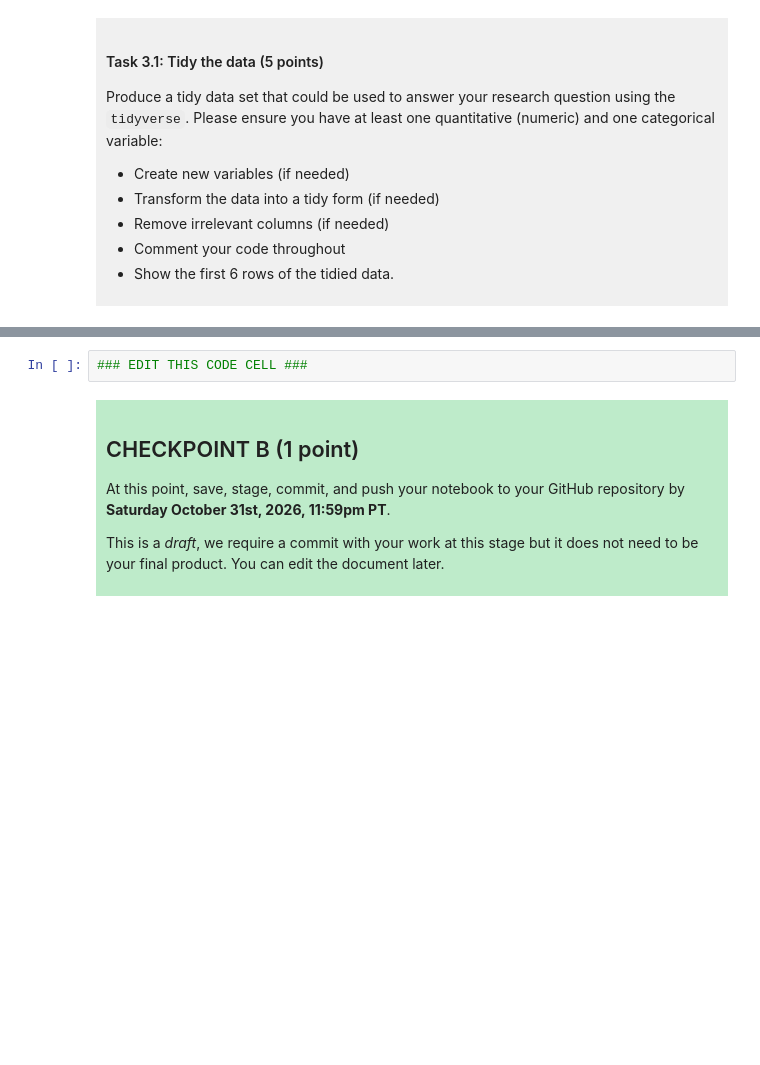
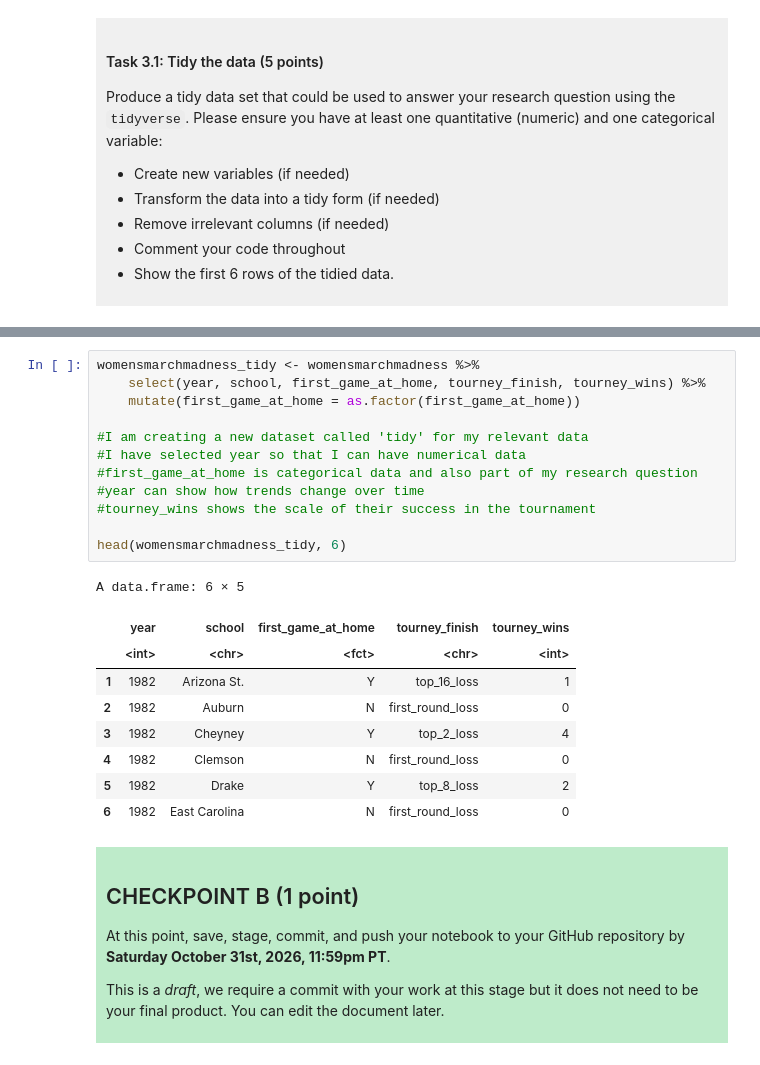
Before and after one commit to gilganholly-sketch/dsci-100-project-holly-gilgan, a Jupyter notebook: dsci-100-project-notebook.ipynb, the cells around one changed output, grey strips where cells are left out. Saved outputs shown, nothing was run; the diff lists cells and outputs as text; blank space fills up the shorter version.

```diff
--- a/dsci-100-project-notebook.ipynb
+++ b/dsci-100-project-notebook.ipynb
@@ -191,5 +219,25 @@ Produce a tidy data set that could be used to answer your research question usin
 # %%
-### EDIT THIS CODE CELL ###
+womensmarchmadness_tidy <- womensmarchmadness %>%
+    select(year, school, first_game_at_home, tourney_finish, tourney_wins) %>%
+    mutate(first_game_at_home = as.factor(first_game_at_home))
+
+#I am creating a new dataset called 'tidy' for my relevant data
+#I have selected year so that I can have numerical data
+#first_game_at_home is categorical data and also part of my research question
+#year can show how trends change over time
+#tourney_wins shows the scale of their success in the tournament
+
+head(womensmarchmadness_tidy, 6)
+# %% [output]
+A data.frame: 6 × 5
+|  | year | school | first_game_at_home | tourney_finish | tourney_wins |
+|  | <int> | <chr> | <fct> | <chr> | <int> |
+| 1 | 1982 | Arizona St. | Y | top_16_loss | 1 |
+| 2 | 1982 | Auburn | N | first_round_loss | 0 |
+| 3 | 1982 | Cheyney | Y | top_2_loss | 4 |
+| 4 | 1982 | Clemson | N | first_round_loss | 0 |
+| 5 | 1982 | Drake | Y | top_8_loss | 2 |
+| 6 | 1982 | East Carolina | N | first_round_loss | 0 |
 # %% [markdown]
 <div style="background-color: #beebca; padding: 10px;">
 
```
Also changed, not shown: parts of 4 cells of this notebook.
